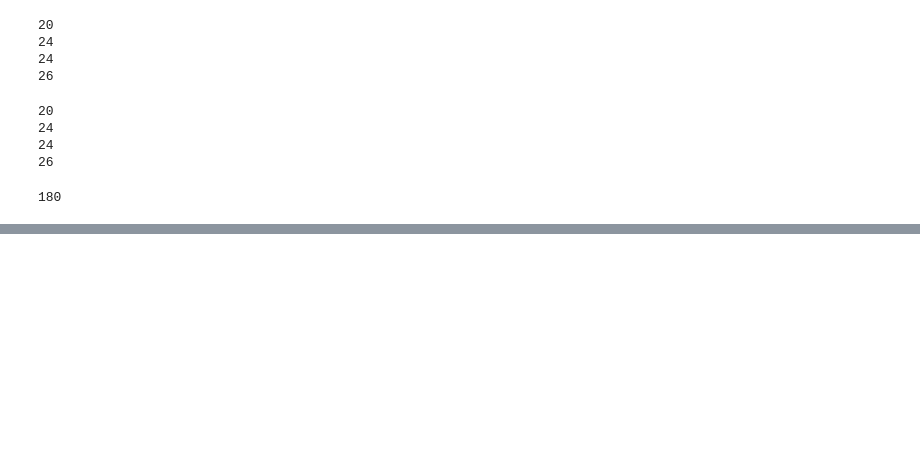
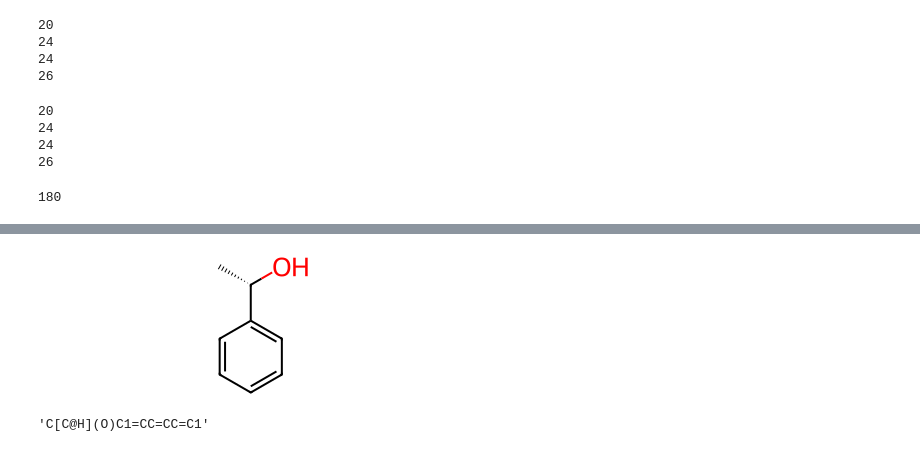
Before and after one commit to OccupyMars2025/Protenix, a Jupyter notebook: my-playground-study-rdkit.ipynb, the cells around one changed output, grey strips where cells are left out. Drawn from its saved outputs; the diff is of its cells as text; code cells hidden in the pictures; blank space fills up the shorter version.

```diff
--- a/my-playground-study-rdkit.ipynb
+++ b/my-playground-study-rdkit.ipynb
@@ -183,0 +237,9 @@ total 2.4M
+# %%
+m
+# %% [output]
+[figure, added]
+# %%
+Chem.Kekulize(m)
+Chem.MolToSmiles(m,kekuleSmiles=True)
+# %% [output]
+'C[C@H](O)C1=CC=CC=C1'
```
Also changed, not shown: parts of 33 cells of this notebook.
